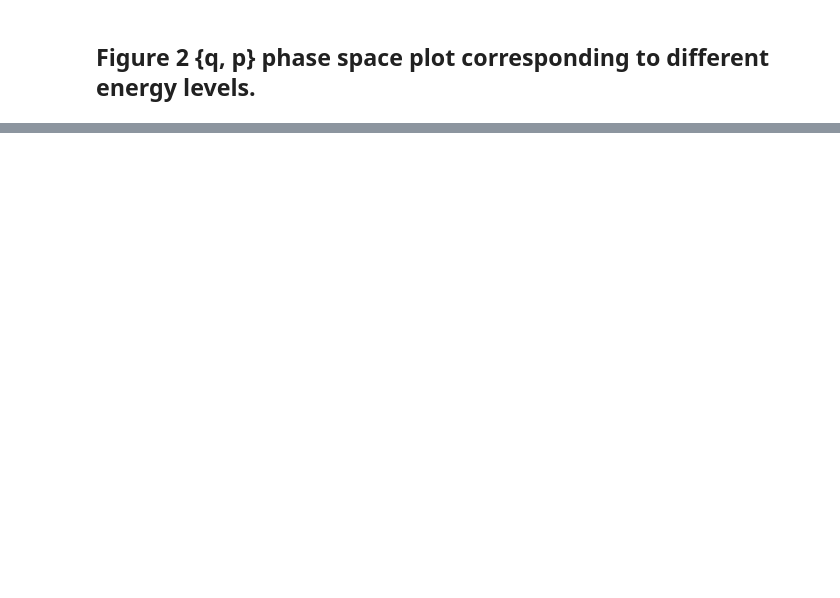
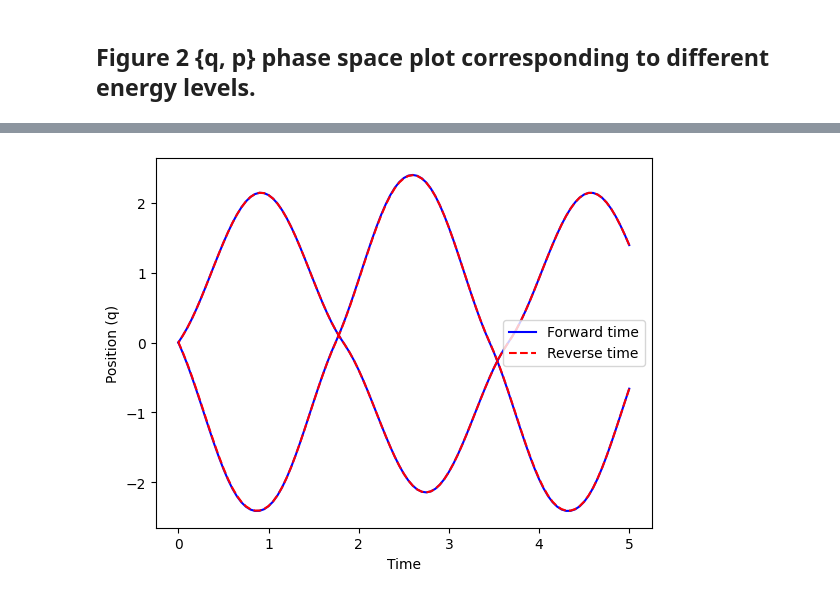
Before and after one commit to YedaCui/TSRLproject_JPMorgan, a Jupyter notebook: src/plot.ipynb, the cells around one changed output, grey strips where cells are left out. Saved outputs shown, nothing was run; the diff lists cells and outputs as text; code cells hidden in the pictures; blank space fills up the shorter version.

```diff
--- a/src/plot.ipynb
+++ b/src/plot.ipynb
@@ -106,0 +70,43 @@ model.get_gradient
+# %%
+import utils
+import functions
+import numpy as np
+import tensorflow as tf
+import matplotlib.pyplot as plt
+import hnn
+from configs import CONFIGS
+
+config = CONFIGS["LHNN_1DGaussianmixture"]
+model = hnn.HNN(config["input_dim"], config["num_hidden"], config["num_layers"], config["output_dim"], acti=config["acti"], baseline=config["baseline"], field_type=config["field_type"])
+model.load_weights("/home/ycui/Documents/TSRLproject_JPMorgan/models/LHNN_1DGaussianmixture_sin.weights.h5")
+
+initial_state = np.zeros(2)
+
+timegrad_fn = utils.get_timegrad_fn(functions.functions("1D_Gauss_mix"))
+states_lhnn = []
+momentums = [2,-3]
+for idx in range(2):
+    initial_state[1] = momentums[idx]
+    states_lhnn.append(utils.get_trajectory(lambda x: model.get_gradient(tf.convert_to_tensor(x.reshape(1,-1), dtype=tf.float32)).numpy().flatten(), initial_state=initial_state, dt=0.05, num_lf=100,require_grads=False)[0])
+states_lhnn_reversed = []
+for states in states_lhnn:
+    initial_state = states[-1]
+    initial_state[1] = -initial_state[1]
+    states_lhnn_reversed.append(utils.get_trajectory(lambda x: model.get_gradient(tf.convert_to_tensor(x.reshape(1,-1), dtype=tf.float32)).numpy().flatten(), initial_state=initial_state, dt=0.05, num_lf=100,require_grads=False)[0])
+# %%
+for idx, states in enumerate(states_lhnn):
+    if idx == 0:
+        plt.plot(np.linspace(0,5,101), states[:,0], color="blue", linestyle="-", label="Forward time")
+    else:
+        plt.plot(np.linspace(0,5,101), states[:,0], color="blue", linestyle="-")
+for idx, states in enumerate(states_lhnn_reversed):
+    if idx == 0:
+        plt.plot(np.linspace(0,5,101)[::-1], states[:,0], color="red", linestyle="--", label="Reverse time")
+    else:
+        plt.plot(np.linspace(0,5,101)[::-1], states[:,0], color="red", linestyle="--")
+plt.xlabel("Time")
+plt.ylabel("Position (q)")
+plt.legend()
+plt.show()
+# %% [output]
+[figure, added]
```
Also changed, not shown: parts of 31 cells of this notebook, 19 other files.
